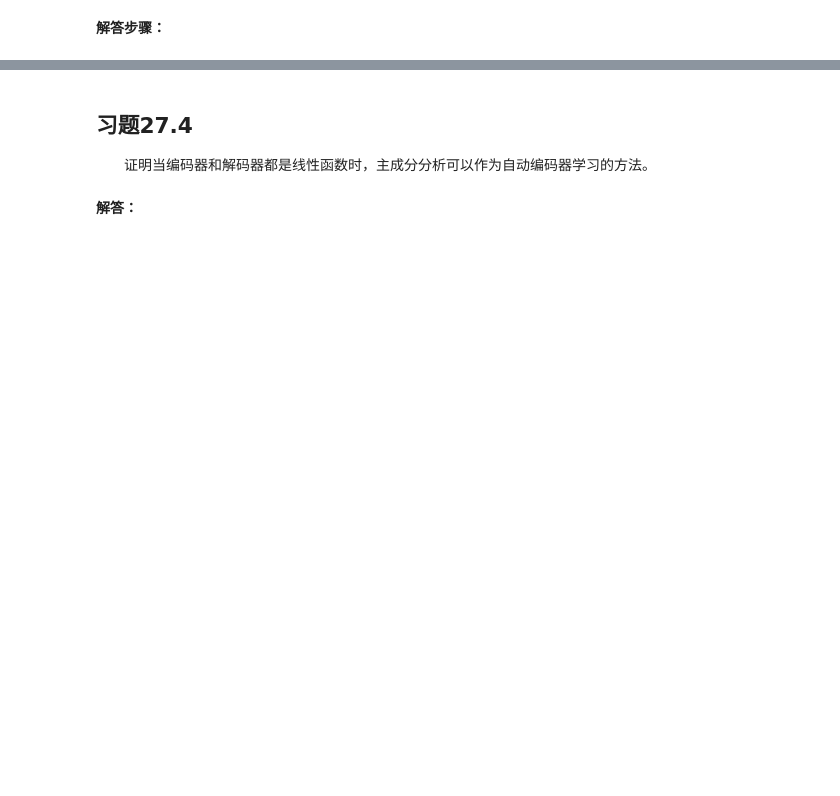
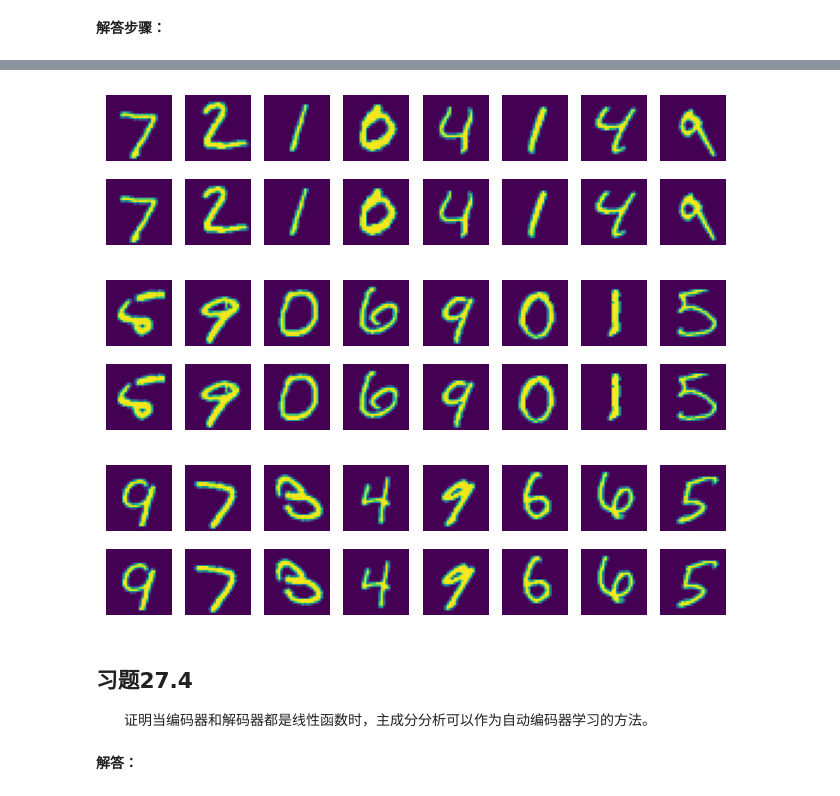
Before and after one commit to datawhalechina/statistical-learning-method-solutions-manual, a Jupyter notebook: notebook/part03/ch27.ipynb, the cells around one changed output, grey strips where cells are left out. Cells and saved outputs as stored; diff of their text form; code cells hidden in the pictures; blank space fills up the shorter version.

```diff
--- a/notebook/part03/ch27.ipynb
+++ b/notebook/part03/ch27.ipynb
@@ -29,0 +193,7 @@
+# %%
+model = AutoEncoder().to(device)
+
+# 设置损失函数
+criterion = nn.MSELoss()
+# 设置优化器
+optimizer = optim.Adam(model.parameters(), lr=1e-2)
@@ -29,0 +218,35 @@
+# %%
+# 模型训练
+EPOCHES = 10
+for epoch in range(EPOCHES):
+    for img, _ in tqdm.tqdm(train_dataloader, ):
+        optimizer.zero_grad()
+
+        img = img.to(device)
+        out = model(img)
+        loss = criterion(out, img)
+        loss.backward()
+
+        optimizer.step()
+# %%
+# 将生成图片和原始图片进行对比
+for i, data in enumerate(test_dataloader):
+    img, _ = data
+    img = img.to(device)
+    model = model.to(device)
+    img_new = model(img).detach().cpu().numpy()
+    img = img.cpu().numpy()
+    plt.figure(figsize=(8, 2))
+    for j in range(8):
+        plt.subplot(2, 8, j + 1)
+        plt.axis('off')
+        plt.imshow(img_new[j].squeeze())
+        plt.subplot(2, 8, 8 + j + 1)
+        plt.axis('off')
+        plt.imshow(img[j].squeeze())
+    if i >= 2:
+        break
+# %% [output]
+[figure, added]
+[figure, added]
+[figure, added]
```
Also changed, not shown: parts of 65 cells of this notebook, 3 other files.
